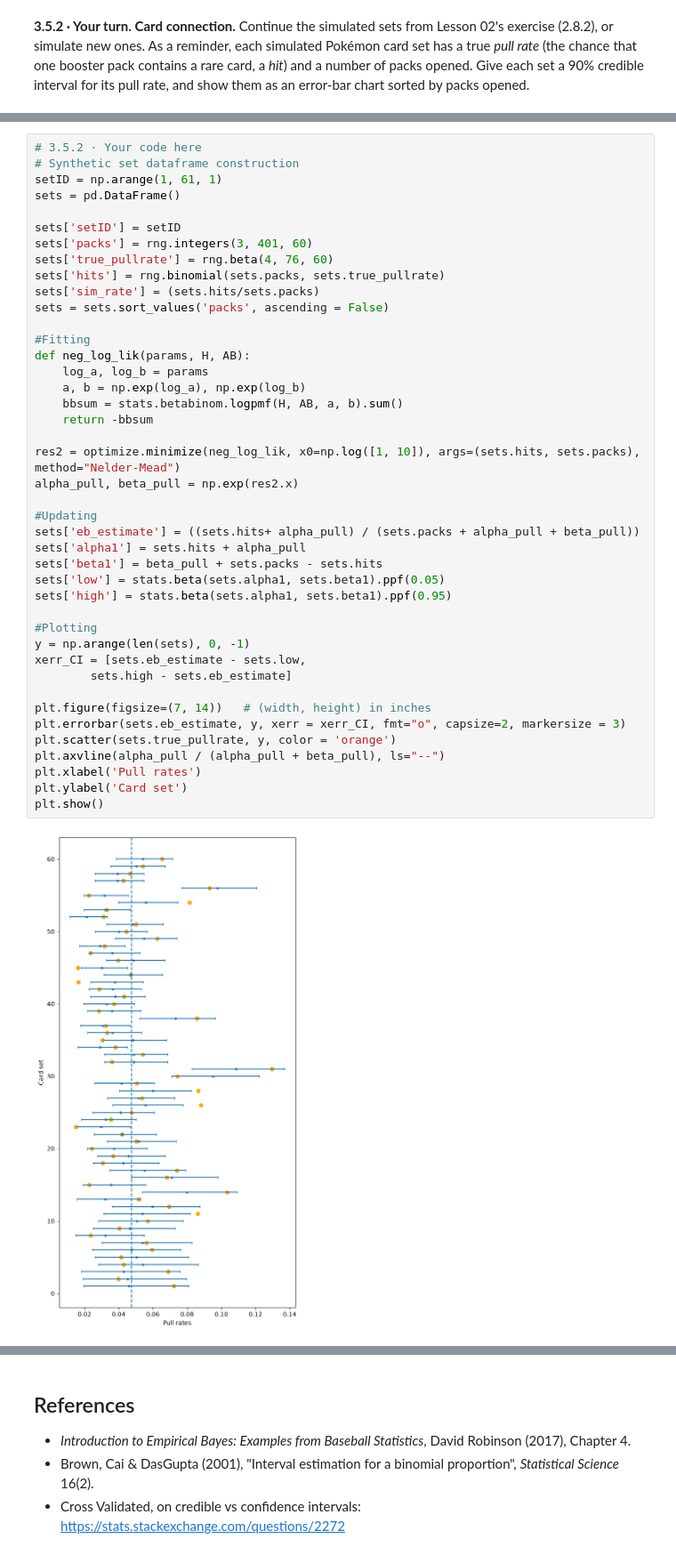
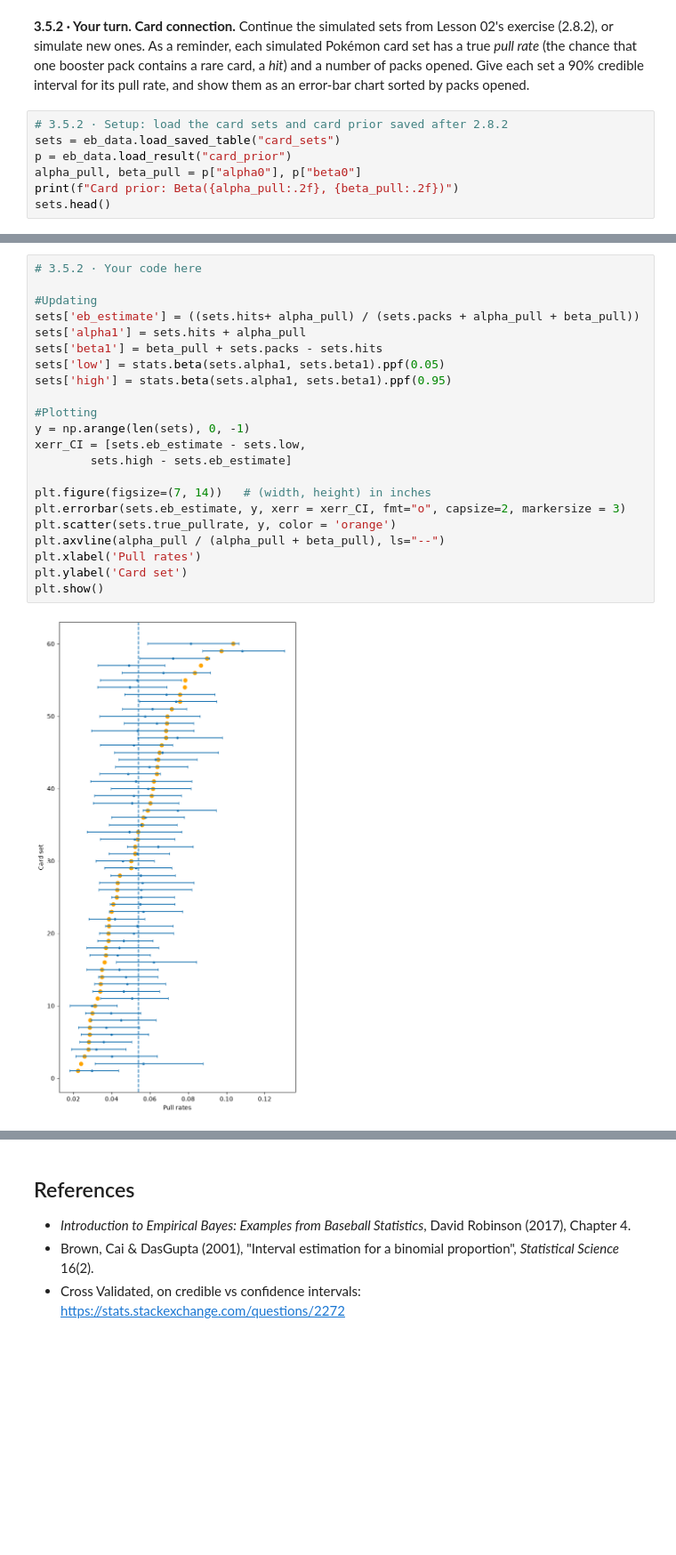
Before and after one commit to jliu771/BayesBaseballCardsandComputers, a Jupyter notebook: empirical_bayes/03_credible_intervals_JLanswers.ipynb, the cells around one changed output, grey strips where cells are left out. Shown at 89% size. Cells and saved outputs as stored; diff of their text form; blank space fills up the shorter version.

Commit message:
Nb 04 completed. Added saving and reloading cells to card connection questions so the user doesn't have to recreate the card dataset everytime and can load the same one.

```diff
--- a/empirical_bayes/03_credible_intervals_JLanswers.ipynb
+++ b/empirical_bayes/03_credible_intervals_JLanswers.ipynb
@@ -216,3 +216,10 @@ With increasing evidence, credible and confidence intervals start to converge (u
 # 3.5.1 · Your code here
 # %% [markdown]
 **3.5.2 · Your turn.** **Card connection.** Continue the simulated sets from Lesson 02's exercise (2.8.2), or simulate new ones. As a reminder, each simulated Pokémon card set has a true *pull rate* (the chance that one booster pack contains a rare card, a *hit*) and a number of packs opened. Give each set a 90% credible interval for its pull rate, and show them as an error-bar chart sorted by packs opened.
+# %%
+# 3.5.2 · Setup: load the card sets and card prior saved after 2.8.2
+sets = eb_data.load_saved_table("card_sets")
+p = eb_data.load_result("card_prior")
+alpha_pull, beta_pull = p["alpha0"], p["beta0"]
+print(f"Card prior: Beta({alpha_pull:.2f}, {beta_pull:.2f})")
+sets.head()
@@ -219,47 +235,27 @@ With increasing evidence, credible and confidence intervals start to converge (u
 # %%
 # 3.5.2 · Your code here
-# Synthetic set dataframe construction
-setID = np.arange(1, 61, 1)
-sets = pd.DataFrame()
-
-sets['setID'] = setID
-sets['packs'] = rng.integers(3, 401, 60)
-sets['true_pullrate'] = rng.beta(4, 76, 60)
-sets['hits'] = rng.binomial(sets.packs, sets.true_pullrate)
-sets['sim_rate'] = (sets.hits/sets.packs)
-sets = sets.sort_values('packs', ascending = False)
-
-#Fitting
-def neg_log_lik(params, H, AB):
-    log_a, log_b = params
-    a, b = np.exp(log_a), np.exp(log_b)
-    bbsum = stats.betabinom.logpmf(H, AB, a, b).sum()
-    return -bbsum
-
-res2 = optimize.minimize(neg_log_lik, x0=np.log([1, 10]), args=(sets.hits, sets.packs), method="Nelder-Mead")
-alpha_pull, beta_pull = np.exp(res2.x)
 
 #Updating
 sets['eb_estimate'] = ((sets.hits+ alpha_pull) / (sets.packs + alpha_pull + beta_pull))
 sets['alpha1'] = sets.hits + alpha_pull
 sets['beta1'] = beta_pull + sets.packs - sets.hits
 sets['low'] = stats.beta(sets.alpha1, sets.beta1).ppf(0.05)
 sets['high'] = stats.beta(sets.alpha1, sets.beta1).ppf(0.95)
 
 #Plotting
 y = np.arange(len(sets), 0, -1)
 xerr_CI = [sets.eb_estimate - sets.low,
         sets.high - sets.eb_estimate]
 
 plt.figure(figsize=(7, 14))   # (width, height) in inches
 plt.errorbar(sets.eb_estimate, y, xerr = xerr_CI, fmt="o", capsize=2, markersize = 3)
 plt.scatter(sets.true_pullrate, y, color = 'orange')
 plt.axvline(alpha_pull / (alpha_pull + beta_pull), ls="--")
 plt.xlabel('Pull rates')
 plt.ylabel('Card set')
 plt.show()
 # %% [output]
-[figure, old version]
+[figure, new version]
 # %%
 inside = (sets.low <= sets.true_pullrate) & (sets.true_pullrate <= sets.high)
 print(f"{inside.sum()} of {len(sets)} intervals contain the true rate ({inside.mean():.0%})")
```
Also changed, not shown: parts of 3 cells of this notebook, 8 other files.
